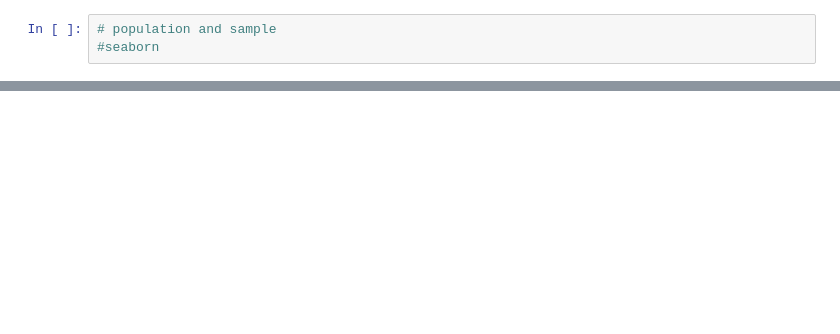
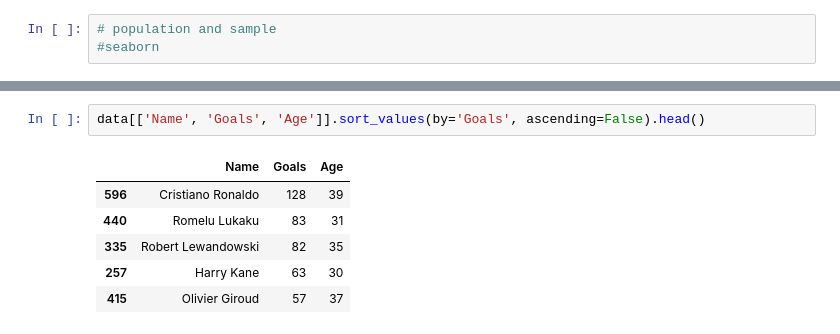
Before and after one commit to rishicares/Python-with-Data-Science, a Jupyter notebook: Day_11.ipynb, the cells around one changed output, grey strips where cells are left out. Drawn from its saved outputs; the diff is of its cells as text; blank space fills up the shorter version.

```diff
--- a/Day_11.ipynb
+++ b/Day_11.ipynb
@@ -167,0 +199,9 @@ plt.legend()
+# %%
+data[['Name', 'Goals', 'Age']].sort_values(by='Goals', ascending=False).head()
+# %% [output]
+|  | Name | Goals | Age |
+| 596 | Cristiano Ronaldo | 128 | 39 |
+| 440 | Romelu Lukaku | 83 | 31 |
+| 335 | Robert Lewandowski | 82 | 35 |
+| 257 | Harry Kane | 63 | 30 |
+| 415 | Olivier Giroud | 57 | 37 |
```
Also changed, not shown: parts of 8 cells of this notebook.
